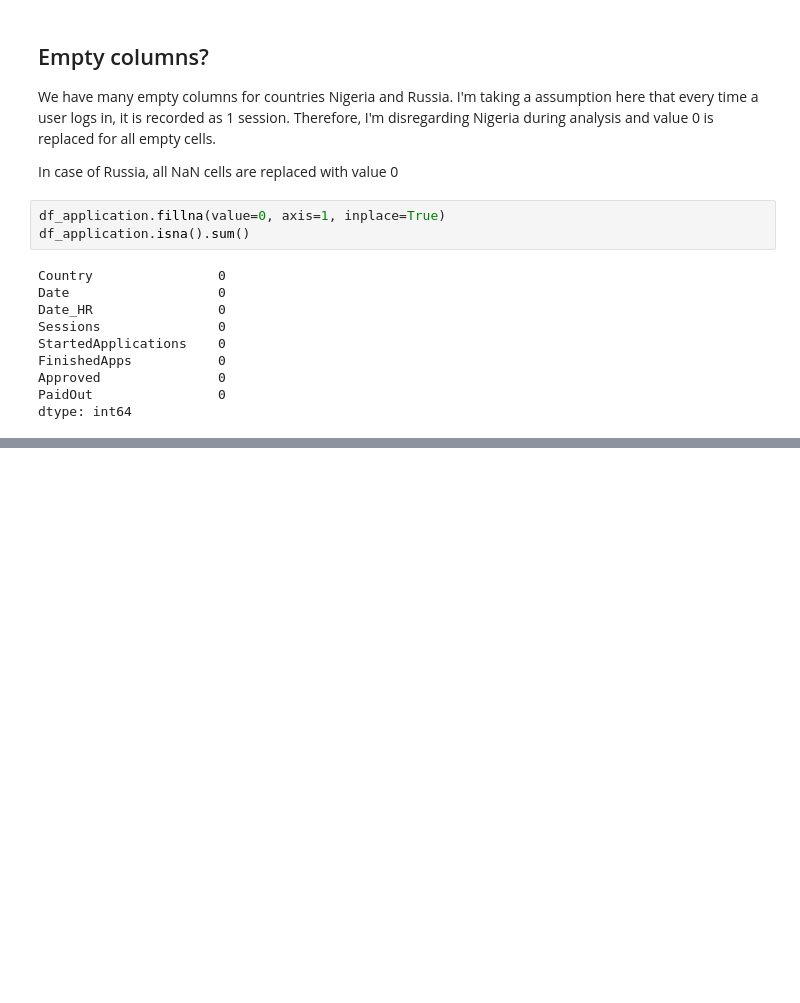
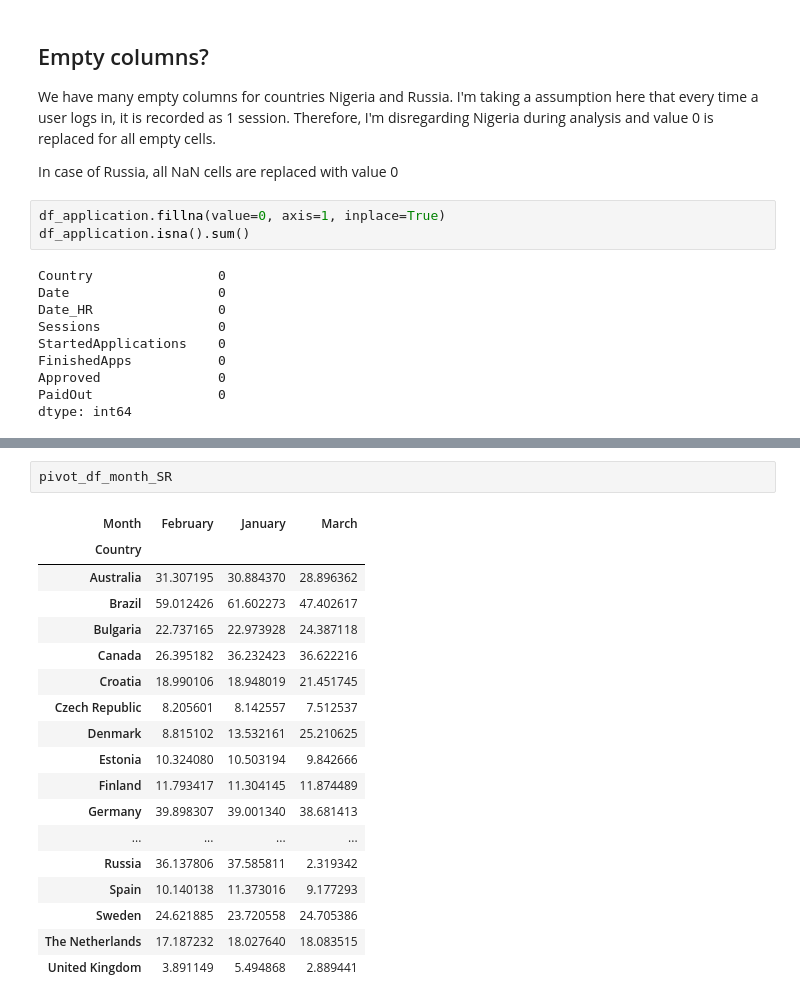
Before and after one commit to poddardelhi/crm_homeTask, a Jupyter notebook: HomeTask_CRMAnalyst.ipynb, the cells around one changed output, grey strips where cells are left out. Drawn from its saved outputs; the diff is of its cells as text; blank space fills up the shorter version.

```diff
--- a/HomeTask_CRMAnalyst.ipynb
+++ b/HomeTask_CRMAnalyst.ipynb
@@ -143,0 +165,21 @@ df_application.loc[:5,['Country','Date','FunnelStartRate','ConversionRate','Appr
+# %%
+pivot_df_month_SR
+# %% [output]
+| Month | February | January | March |
+| Country |  |  |  |
+| Australia | 31.307195 | 30.884370 | 28.896362 |
+| Brazil | 59.012426 | 61.602273 | 47.402617 |
+| Bulgaria | 22.737165 | 22.973928 | 24.387118 |
+| Canada | 26.395182 | 36.232423 | 36.622216 |
+| Croatia | 18.990106 | 18.948019 | 21.451745 |
+| Czech Republic | 8.205601 | 8.142557 | 7.512537 |
+| Denmark | 8.815102 | 13.532161 | 25.210625 |
+| Estonia | 10.324080 | 10.503194 | 9.842666 |
+| Finland | 11.793417 | 11.304145 | 11.874489 |
+| Germany | 39.898307 | 39.001340 | 38.681413 |
+| ... | ... | ... | ... |
+| Russia | 36.137806 | 37.585811 | 2.319342 |
+| Spain | 10.140138 | 11.373016 | 9.177293 |
+| Sweden | 24.621885 | 23.720558 | 24.705386 |
+| The Netherlands | 17.187232 | 18.027640 | 18.083515 |
+| United Kingdom | 3.891149 | 5.494868 | 2.889441 |
```
Also changed, not shown: parts of 15 cells of this notebook.
